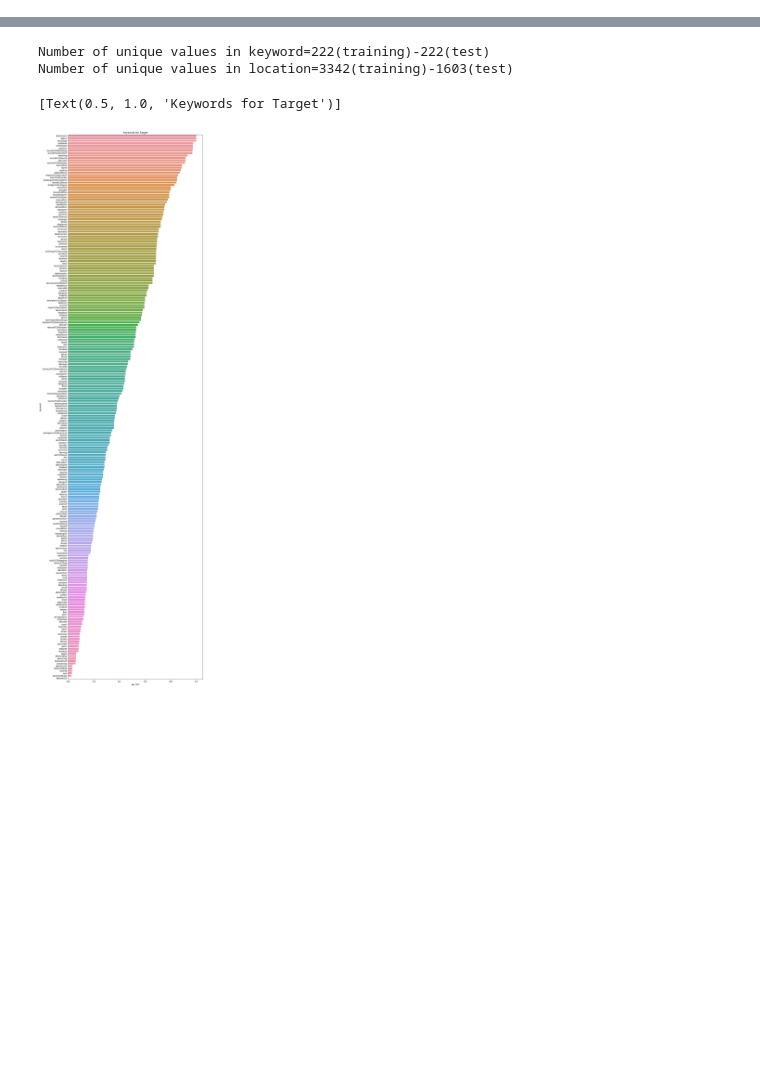
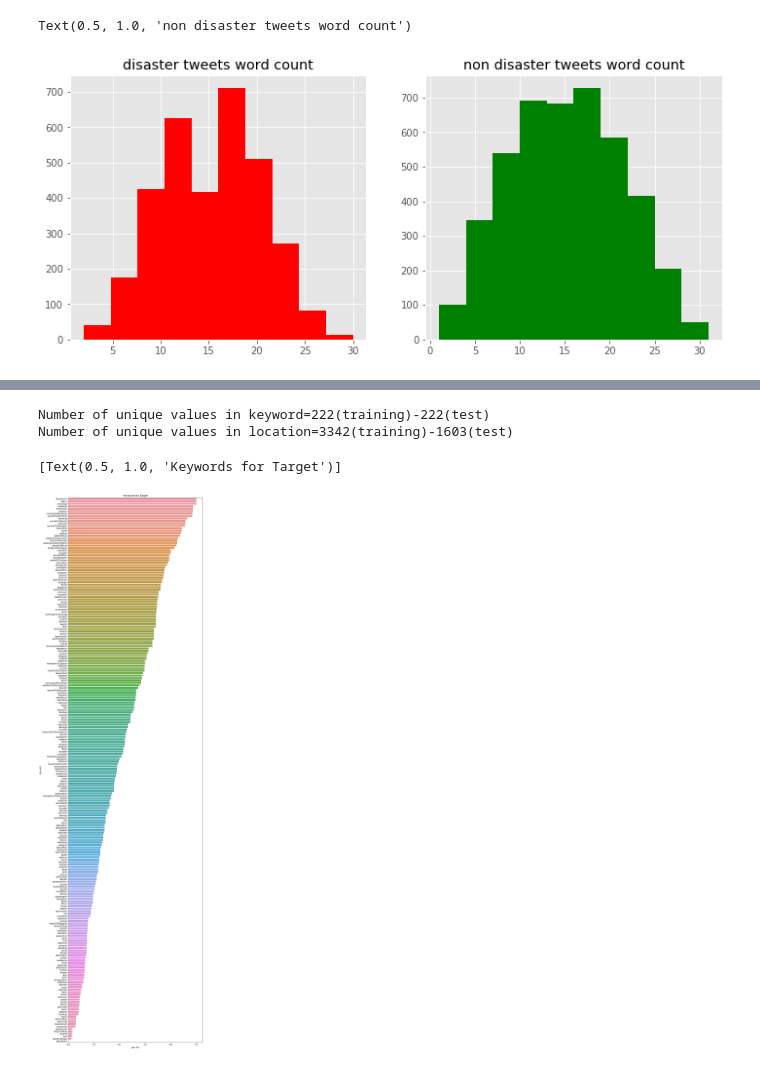
Before and after one commit to Teake1404/Shuqing-Ke-s-Python-Code-Projects, a Jupyter notebook: tweets-NLP.ipynb, the cells around one changed output, grey strips where cells are left out. Cells and saved outputs as stored; diff of their text form; code cells hidden in the pictures; blank space fills up the shorter version.

```diff
--- a/tweets-NLP.ipynb
+++ b/tweets-NLP.ipynb
@@ -29,0 +68,9 @@ combined=[train,test]
+# %%
+fig,axes=plt.subplots(ncols=2,figsize=(12,5))
+train[train.target==1].text.apply(lambda x:len(str(x).split())).hist(ax=axes[0],color='red')
+train[train.target==0].text.apply(lambda x:len(str(x).split())).hist(ax=axes[1],color='green')
+axes[0].set_title('disaster tweets word count')
+axes[1].set_title('non disaster tweets word count')
+# %% [output]
+Text(0.5, 1.0, 'non disaster tweets word count')
+[figure, added]
```
Also changed, not shown: parts of 35 cells of this notebook.
